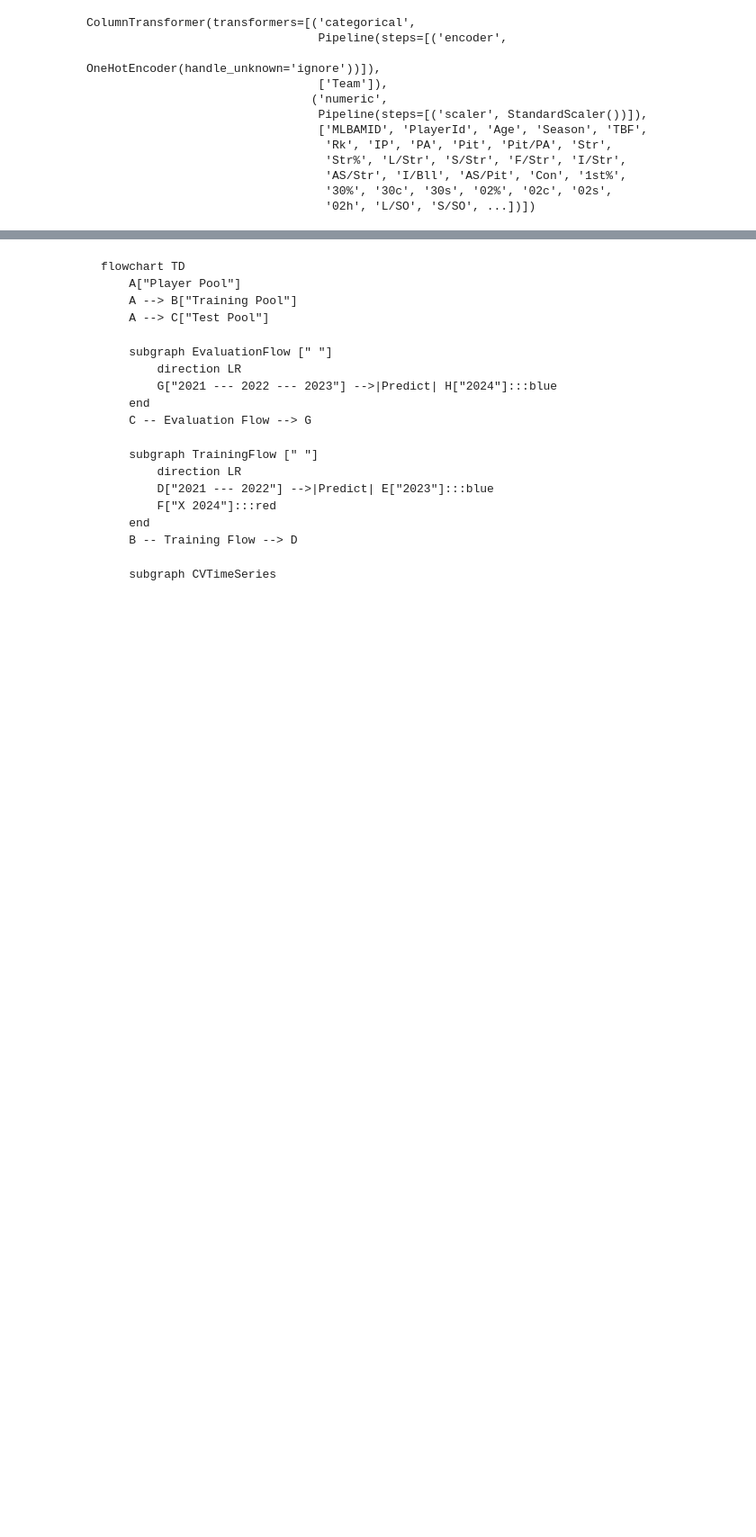
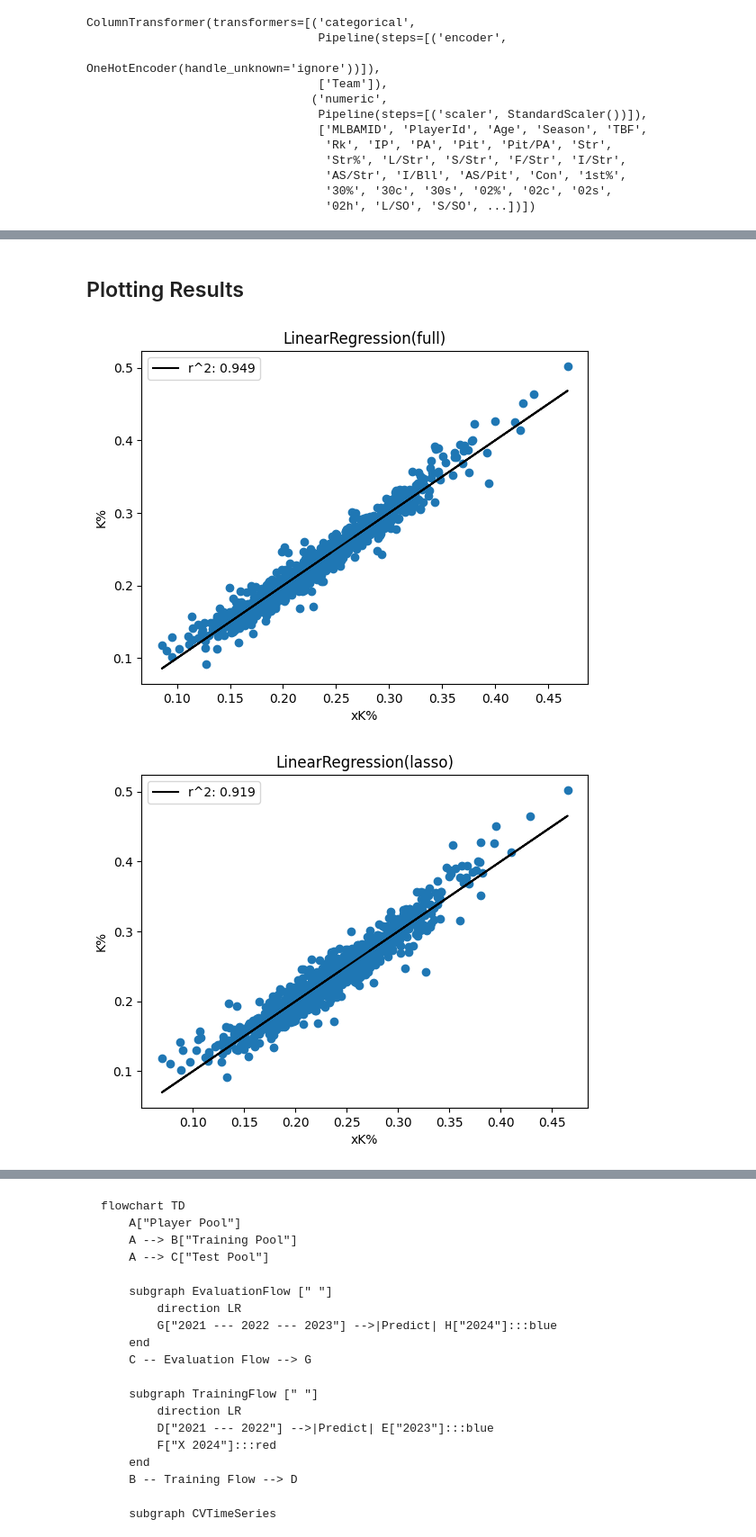
Before and after one commit to loganthomas/mlb-pitcher-xK, a Jupyter notebook: notebooks/03-modeling.ipynb, the cells around one changed output, grey strips where cells are left out. Shown at 90% size. Drawn from its saved outputs; the diff is of its cells as text; code cells hidden in the pictures; blank space fills up the shorter version.

```diff
--- a/notebooks/03-modeling.ipynb
+++ b/notebooks/03-modeling.ipynb
@@ -524,0 +265,8 @@ plot_pred_v_y(rf.predict(X_val), y_val, "RandomForest(val)")
+# %%
+# Baseline 2 heuristic: last K% seen from a player
+baseline_last_preds, results = train_baseline(
+    Baseline(method="last", grouper="PlayerId", target="K%"),
+    X_df,
+    y_df,
+    results,
+)
@@ -524,0 +275,3 @@ plot_pred_v_y(rf.predict(X_val), y_val, "RandomForest(val)")
+# %%
+# Baseline 3 heuristic: formula from article
+baseline_article_preds, results = train_baseline(ArticleModel(), X_df, y_df, results)
@@ -524,0 +354,15 @@ plot_pred_v_y(rf.predict(X_val), y_val, "RandomForest(val)")
+# %%
+lr_lasso = GridSearchCV(
+    estimator=LinearRegression(),
+    param_grid={"fit_intercept": [True, False]},
+    cv=5,
+)
+
+lr_preds_lasso, results = train_model(
+    processor_lasso,
+    lr_lasso,
+    X_df_lasso,
+    y_df,
+    results,
+    name="LinearRegression(lasso)",
+)
@@ -524,0 +526,23 @@ plot_pred_v_y(rf.predict(X_val), y_val, "RandomForest(val)")
+# %% [markdown]
+## Plotting Results
+# %%
+def plot_pred_vs_target(preds, y, title):
+    plot_model = scipy.stats.linregress(preds, y)
+    plt.scatter(preds, y)
+    plt.plot(
+        preds,
+        plot_model.intercept + plot_model.slope * preds,
+        "k-",
+        label=f"r^2: {plot_model.rvalue**2:.3f}",
+    )
+    plt.xlabel("xK%")
+    plt.ylabel("K%")
+    plt.title(title)
+    plt.legend()
+    plt.show();
+# %%
+plot_pred_vs_target(lr_preds_full, y_df, "LinearRegression(full)")
+plot_pred_vs_target(lr_preds_lasso, y_df, "LinearRegression(lasso)")
+# %% [output]
+[figure, added]
+[figure, added]
```
Also changed, not shown: parts of 100 cells of this notebook, 3 other files.
